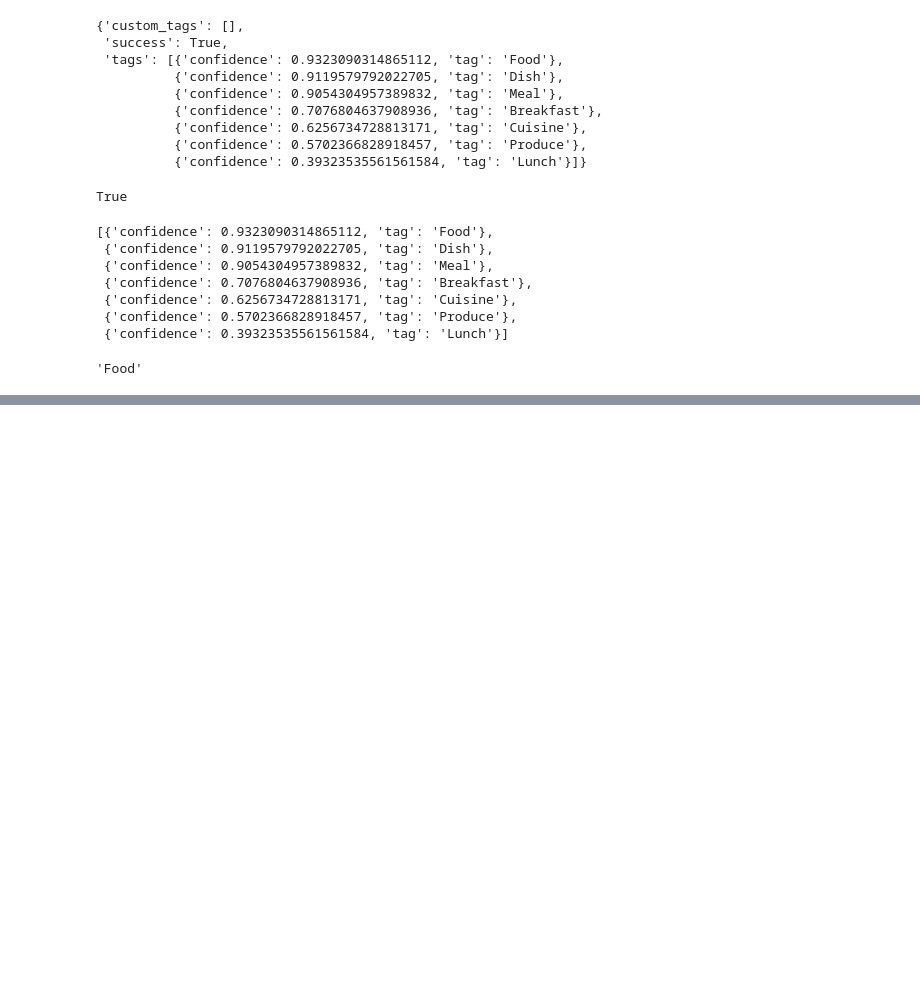
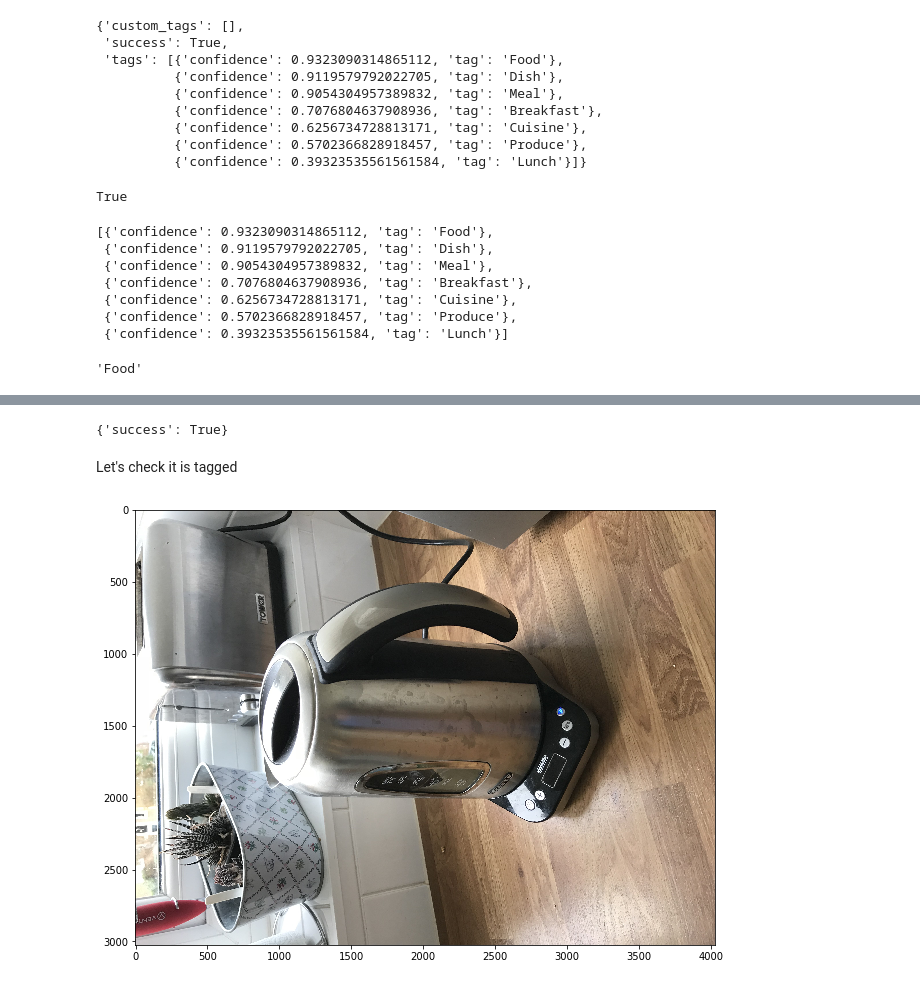
Before and after one commit to robmarkcole/HASS-Machinebox-Tagbox, a Jupyter notebook: Development.ipynb, the cells around one changed output, grey strips where cells are left out. Drawn from its saved outputs; the diff is of its cells as text; code cells hidden in the pictures; blank space fills up the shorter version.

```diff
--- a/Development.ipynb
+++ b/Development.ipynb
@@ -91,0 +126,13 @@ response['tags'][0]['tag'] # The most likely tag
+# %%
+print_json(response)
+# %% [output]
+{'success': True}
+# %% [markdown]
+Let's check it is tagged
+# %%
+FILE_KETTLE_2 = 'kettle_2.jpg'
+img = plt.imread(FILE_KETTLE_2)
+fig, ax = plt.subplots(figsize=FIG_SIZE)
+ax.imshow(img);
+# %% [output]
+[figure, added]
```
Also changed, not shown: parts of 17 cells of this notebook, 3 other files.
